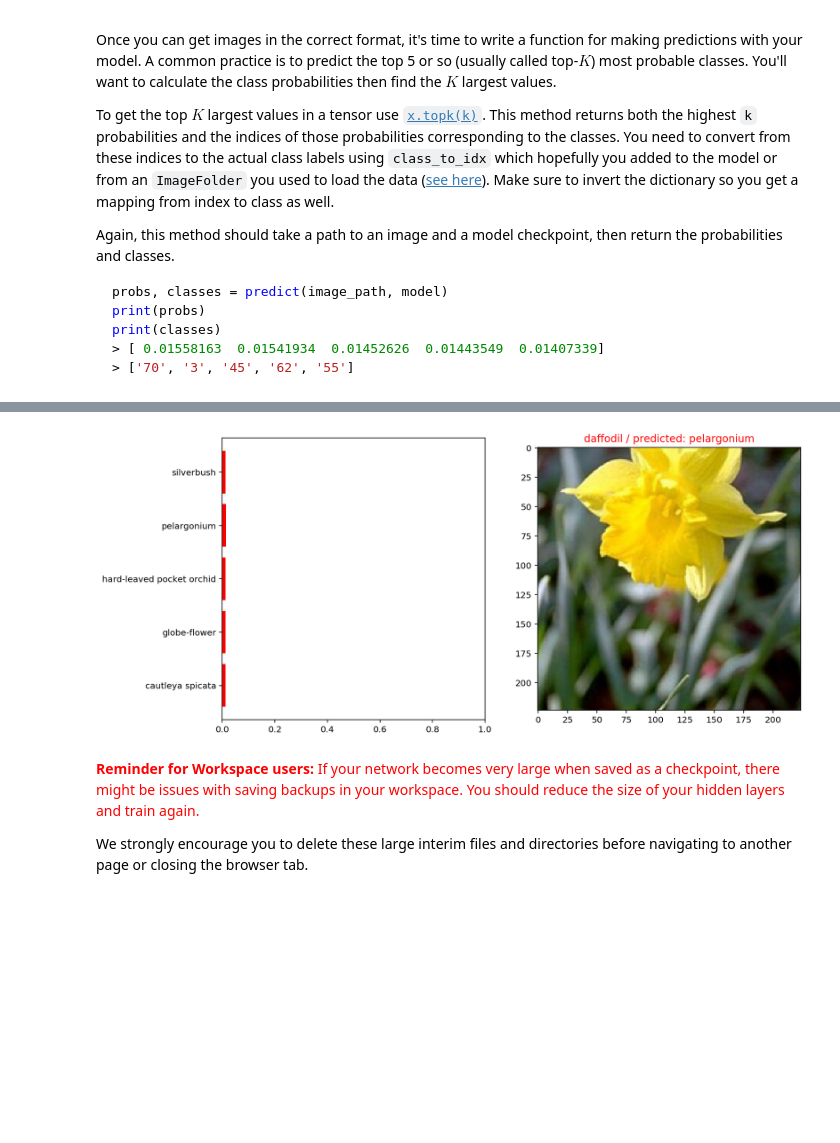
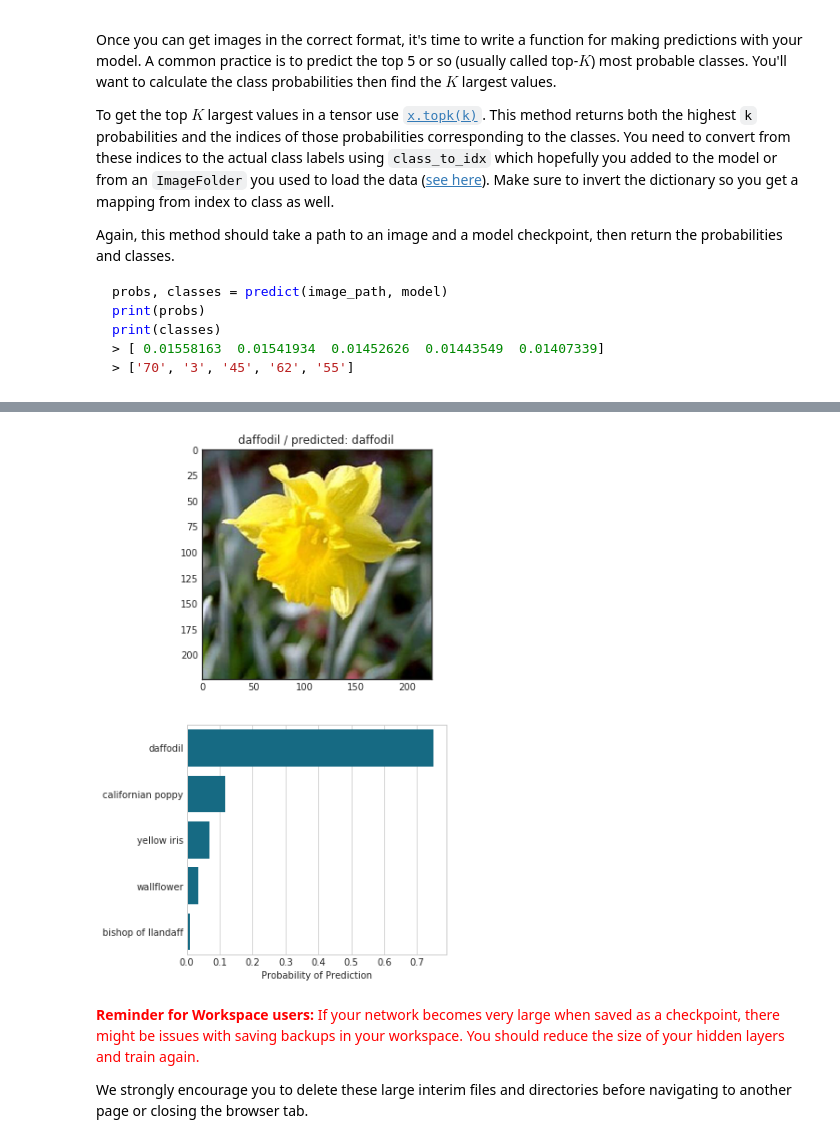
Before and after one commit to DennisEduardo/UdacityProject, a Jupyter notebook: Image Classifier Project.ipynb, the cells around one changed output, grey strips where cells are left out. Cells and saved outputs as stored; diff of their text form; code cells hidden in the pictures; blank space fills up the shorter version.

```diff
--- a/Image Classifier Project.ipynb
+++ b/Image Classifier Project.ipynb
@@ -423,5 +523,0 @@ def predict(image_path, model, topk=5):
-# %%
-probs, classes, nomes = predict(test_dir + '/42/image_05730.jpg', model)
-print(probs)
-print(classes)
-print(nomes)
@@ -460,8 +579,0 @@ def plot_solution(image_path, model):
-# %%
-#valid_dir + '/16/image_06671.jpg'
-#train_dir + '/42/image_05742.jpg'
-
-image_path = test_dir + '/42/image_05730.jpg'
-plot_solution(image_path, model)
-# %% [output]
-[figure, removed]
@@ -468,3 +582,27 @@ plot_solution(image_path, model)
+# %%
+def plot_solution(image_path):
+
+    labels = predict(image_path, model)
+    title = cat_to_name[image_path.split('/')[-2]] + ' / predicted: ' + labels.values[0][0]
+
+    plt.figure(figsize=(5, 10))
+    ax = plt.subplot(2, 1, 1)
+
+    img = process_image(image_path)
+    imshow(img, ax, title)
+
+    sns.set_style("whitegrid")
+    plt.subplot(2, 1, 2)
+    sns.barplot(x=labels['predictions'], y=labels['flower_name'], color='#047495')
+    plt.xlabel("Probability of Prediction")
+    plt.ylabel("")
+    plt.show();
+
+sns.set_style("white")
+# %%
+plot_solution(image_path)
+# %% [output]
+[figure, added]
 # %% [markdown]
 <font color='red'>**Reminder for Workspace users:** If your network becomes very large when saved as a checkpoint, there might be issues with saving backups in your workspace. You should reduce the size of your hidden layers and train again.
 
```
Also changed, not shown: parts of 34 cells of this notebook.
